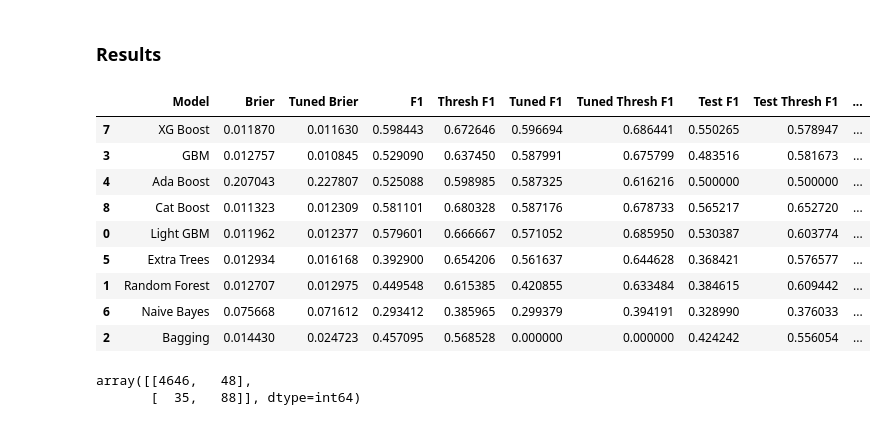
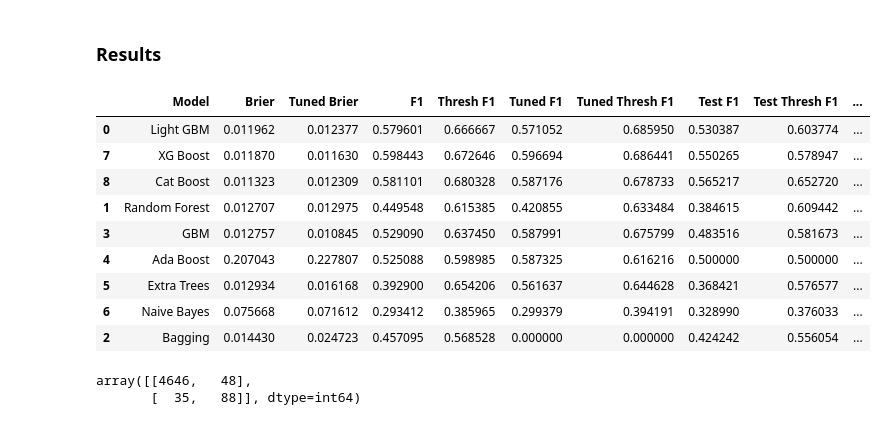
Before and after one commit to marbc3/Football-Players-Potential-Estimation, a Jupyter notebook: fm20player_potential_prediction.ipynb, the cells around one changed output. Saved outputs shown, nothing was run; the diff lists cells and outputs as text; code cells hidden in the pictures.

```diff
--- a/fm20player_potential_prediction.ipynb
+++ b/fm20player_potential_prediction.ipynb
@@ -4319,16 +4319,16 @@ model_compare = pd.DataFrame({'Model': model_names, 'Brier': brier,'Tuned Brier'
               df_test_tuned_f1, 'Test Tuned Thresh F1':df_test_tuned_thresh_f1, 'Roc Auc': roc_auc, 'Prc Auc': prc_auc, 'Tuned Roc Auc': tuned_roc_auc,
              'Tuned Prc Auc': tuned_prc_auc})
 # %%
-model_compare.sort_values(by='Tuned F1', ascending = False)
+model_compare.sort_values(by='Test Tuned Thresh F1', ascending = False)
 # %% [output]
 |  | Model | Brier | Tuned Brier | F1 | Thresh F1 | Tuned F1 | Tuned Thresh F1 | Test F1 | Test Thresh F1 | ... |
+| 0 | Light GBM | 0.011962 | 0.012377 | 0.579601 | 0.666667 | 0.571052 | 0.685950 | 0.530387 | 0.603774 | ... |
 | 7 | XG Boost | 0.011870 | 0.011630 | 0.598443 | 0.672646 | 0.596694 | 0.686441 | 0.550265 | 0.578947 | ... |
+| 8 | Cat Boost | 0.011323 | 0.012309 | 0.581101 | 0.680328 | 0.587176 | 0.678733 | 0.565217 | 0.652720 | ... |
+| 1 | Random Forest | 0.012707 | 0.012975 | 0.449548 | 0.615385 | 0.420855 | 0.633484 | 0.384615 | 0.609442 | ... |
 | 3 | GBM | 0.012757 | 0.010845 | 0.529090 | 0.637450 | 0.587991 | 0.675799 | 0.483516 | 0.581673 | ... |
 | 4 | Ada Boost | 0.207043 | 0.227807 | 0.525088 | 0.598985 | 0.587325 | 0.616216 | 0.500000 | 0.500000 | ... |
-| 8 | Cat Boost | 0.011323 | 0.012309 | 0.581101 | 0.680328 | 0.587176 | 0.678733 | 0.565217 | 0.652720 | ... |
-| 0 | Light GBM | 0.011962 | 0.012377 | 0.579601 | 0.666667 | 0.571052 | 0.685950 | 0.530387 | 0.603774 | ... |
 | 5 | Extra Trees | 0.012934 | 0.016168 | 0.392900 | 0.654206 | 0.561637 | 0.644628 | 0.368421 | 0.576577 | ... |
-| 1 | Random Forest | 0.012707 | 0.012975 | 0.449548 | 0.615385 | 0.420855 | 0.633484 | 0.384615 | 0.609442 | ... |
 | 6 | Naive Bayes | 0.075668 | 0.071612 | 0.293412 | 0.385965 | 0.299379 | 0.394191 | 0.328990 | 0.376033 | ... |
 | 2 | Bagging | 0.014430 | 0.024723 | 0.457095 | 0.568528 | 0.000000 | 0.000000 | 0.424242 | 0.556054 | ... |
 # %%
```
Also changed, not shown: parts of 3 cells of this notebook.
